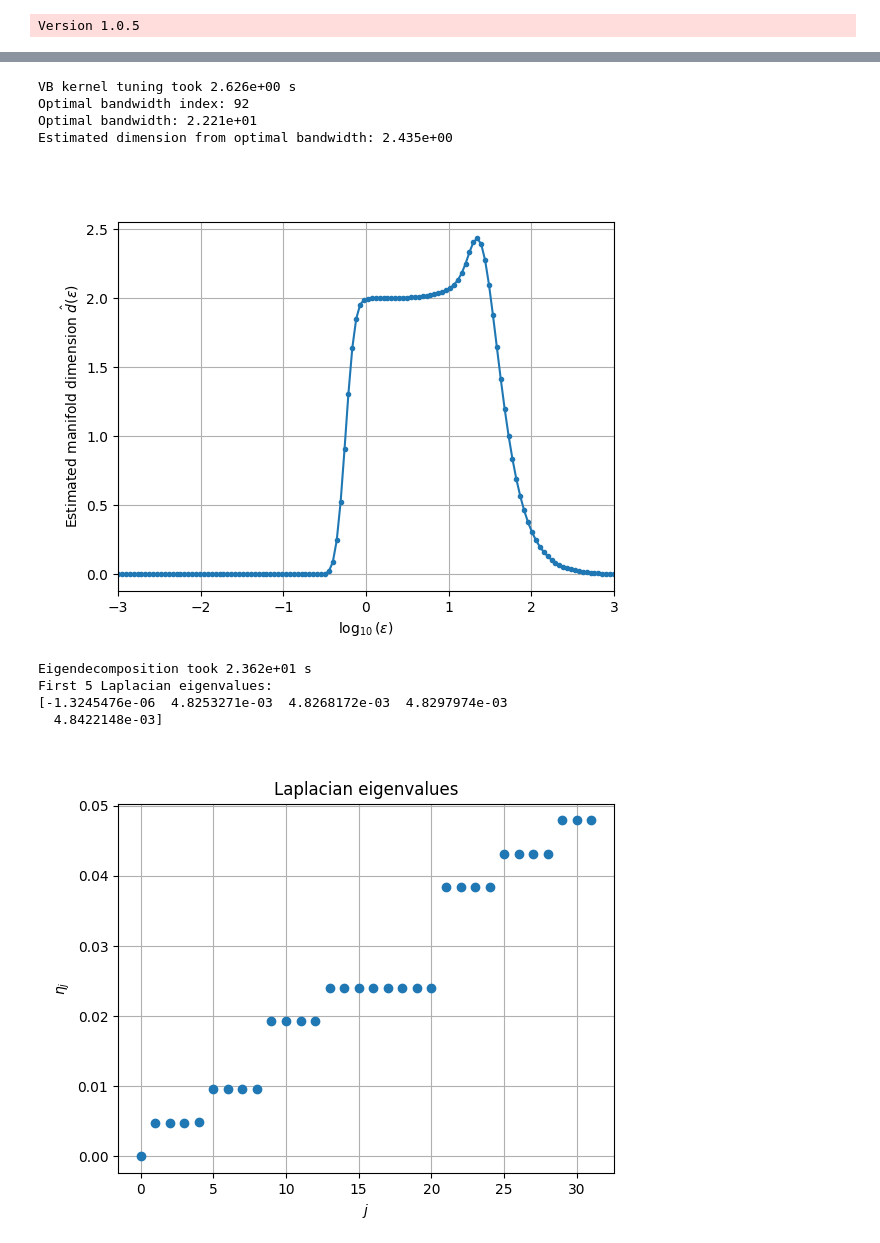
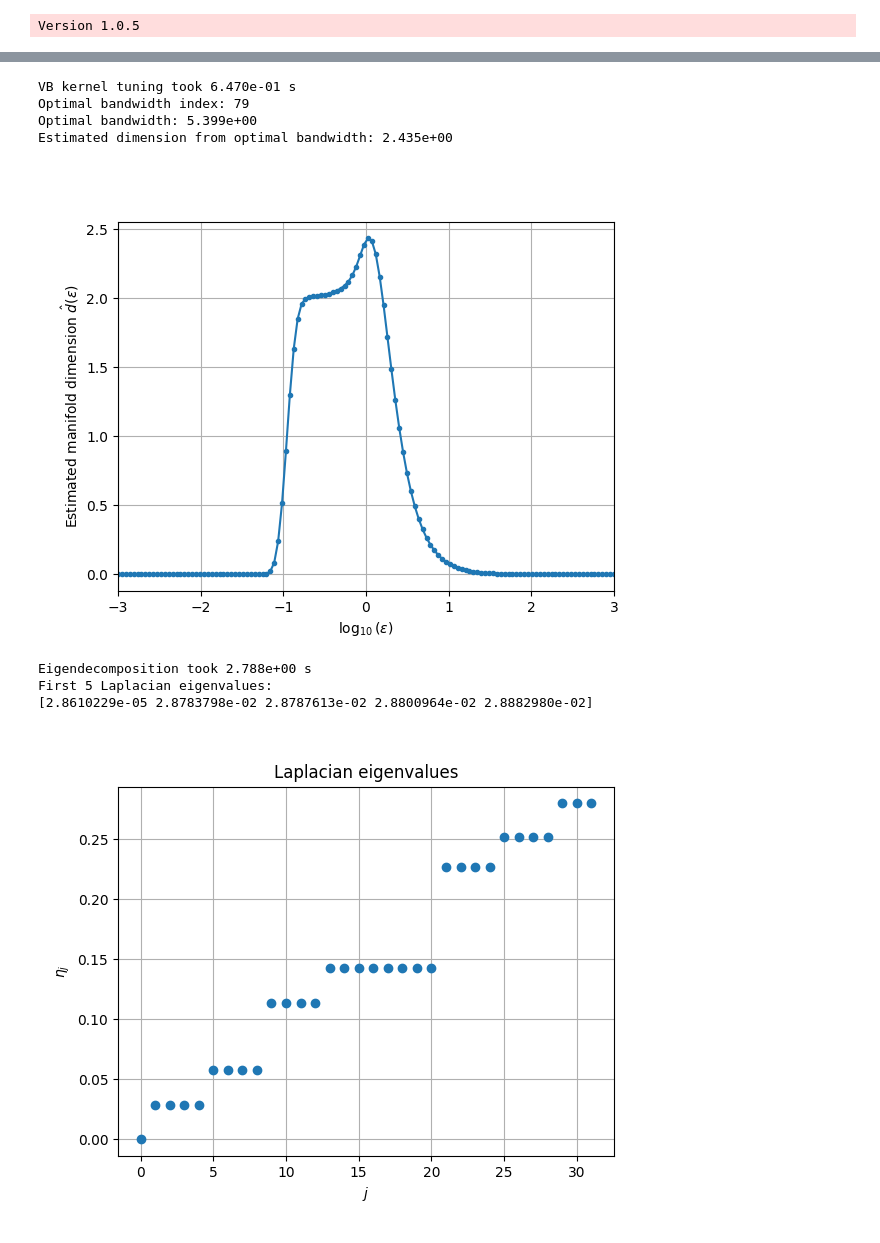
Before and after one commit to dg227/NLSA, a Jupyter notebook: Python/examples/generator_compactification/torus_rotation.ipynb, the cells around one changed output, grey strips where cells are left out. Cells and saved outputs as stored; diff of their text form; code cells hidden in the pictures.

```diff
--- a/Python/examples/generator_compactification/torus_rotation.ipynb
+++ b/Python/examples/generator_compactification/torus_rotation.ipynb
@@ -85,7 +84,7 @@ def embed_r4(theta: T2) -> X:
 
 v = make_rotation_vector_field(alphas)
 # %%
-n_grd = 128
+n_grd = 32
 n = n_grd ** 2
 
 thetas_grd = jnp.linspace(0., 2.*jnp.pi, n_grd, endpoint=False)
@@ -193,6 +192,7 @@ plotfig_tuning(initfig_tuning(i_fig))
 # %%
-bandwidth_scl = 0.1
-bandwidth = bandwidth_scl * bandwidth_opt
+#bandwidth_scl = 0.5
+#bandwidth = bandwidth_scl * bandwidth_opt
+bandwidth = 0.5
 dim = k_tune(jnp.log10(bandwidth))
 rbf: Callable[[X, X], R] = knl.make_exponential_rbf(scl, bandwidth)
 k: Callable[[X, X], R] = compose(rbf, sqdist)
@@ -261,9 +261,9 @@ print(f"Optimal bandwidth index: {i_opt_vb}")
 print(f"Optimal bandwidth: {vb_bandwidth_opt:.3e}")
 print(f"Estimated dimension from optimal bandwidth: {est_vb_dims[i_opt_vb]:.3e}")
 # %% [output]
-VB kernel tuning took 2.626e+00 s
-Optimal bandwidth index: 92
-Optimal bandwidth: 2.221e+01
+VB kernel tuning took 6.470e-01 s
+Optimal bandwidth index: 79
+Optimal bandwidth: 5.399e+00
 Estimated dimension from optimal bandwidth: 2.435e+00
 # %%
 i_fig = 4
@@ -287,22 +287,22 @@ def plotfig_vbtuning(figspecs):
 
 plotfig_tuning(initfig_tuning(i_fig))
 # %% [output]
-[figure, old version]
+[figure, new version]
 # %%
 #vb_bandwidth_scl = 0.5
 #vb_bandwidth = vb_bandwidth_scl * vb_bandwidth_opt
-vb_bandwidth = 1.2
+vb_bandwidth = 0.5
 rbf_vb: Callable[[X, X], R] = knl.make_exponential_rbf(scl, vb_bandwidth)
 k_vb: Callable[[X, X], R] = compose(rbf_vb, scaled_sqdist)
-k_bs: Callable[[X, X], R] = bs_normalize(ell2, k_vb)
+k_bs: Callable[[X, X], R] = knl.bs_normalize(ell2, k_vb)
 k_bs_transp = swap_args(k_bs)
-k_bs_op: Callable[[V], F[X, R]] = make_integral_operator(ell2, k_bs)
+k_bs_op: Callable[[V], F[X, R]] = knl.make_integral_operator(ell2, k_bs)
 k_bs_transp_op: Callable[[V], F[X, R]] = \
-    make_integral_operator(ell2, k_bs_transp)
-g_bs_op: F[V, V] = compose(veval_at(xs), k_bs_op)
-g_bs_transp_op: F[V, V] = compose(veval_at(xs), k_bs_transp_op)
+    knl.make_integral_operator(ell2, k_bs_transp)
+g_bs_op: F[V, V] = compose(inclusion_map, k_bs_op)
+g_bs_transp_op: F[V, V] = compose(inclusion_map, k_bs_transp_op)
 g_op: F[V, V] = compose(g_bs_op, g_bs_transp_op)
-a = LinearOperator(shape=(n, n), dtype=dtype, matvec=jit(g_op))
+a = LinearOperator(shape=(n, n), dtype=r_dtype, matvec=jit(g_op))
 
 #alpha: Alpha = '0.5'
 #psym: Callable[[X, X], R] = dmsym_normalize(ell2, alpha, k_vb)
@@ -328,34 +328,31 @@ phis = us * jnp.sqrt(float(n))
 print('First 5 Laplacian eigenvalues:')
 print(etas[0:5])
 # %% [output]
-Eigendecomposition took 2.362e+01 s
+Eigendecomposition took 2.788e+00 s
 First 5 Laplacian eigenvalues:
-[-1.3245476e-06  4.8253271e-03  4.8268172e-03  4.8297974e-03
-  4.8422148e-03]
+[2.8610229e-05 2.8783798e-02 2.8787613e-02 2.8800964e-02 2.8882980e-02]
 # %%
 m_eig_plt = m_eigs
 i_fig = 5
 
 if plt.fignum_exists(i_fig):
     plt.close(i_fig)
 
 def initfig_vbtuning(i):
     fig, ax = plt.subplots(num=i_fig)
     return (fig, ax)
 
 
-def plotfig_vbtuning(figspecs):
+def plotfig_lapl_spec(figspecs):
     fig, ax = figspecs
-    fig5, ax5 = plt.subplots(num=i_fig)
-    ax5.cla()
-    ax5.plot(jnp.arange(0, m_eig_plt), etas[0 : m_eig_plt], 'o')
-    ax5.grid()
-    ax5.set_xlabel('$j$')
-    ax5.set_ylabel('$\\eta_j$')
-    ax5.set_title('Laplacian eigenvalues');
+    ax.plot(jnp.arange(0, m_eig_plt), etas[0 : m_eig_plt], 'o')
+    ax.grid()
+    ax.set_xlabel('$j$')
+    ax.set_ylabel('$\\eta_j$')
+    ax.set_title('Laplacian eigenvalues');
 
 
-plotfig_tuning(initfig_tuning(i_fig))
+plotfig_lapl_spec(initfig_tuning(i_fig))
 # %% [output]
-[figure, old version]
+[figure, new version]
 # %%
```
Also changed, not shown: parts of 12 cells of this notebook.
